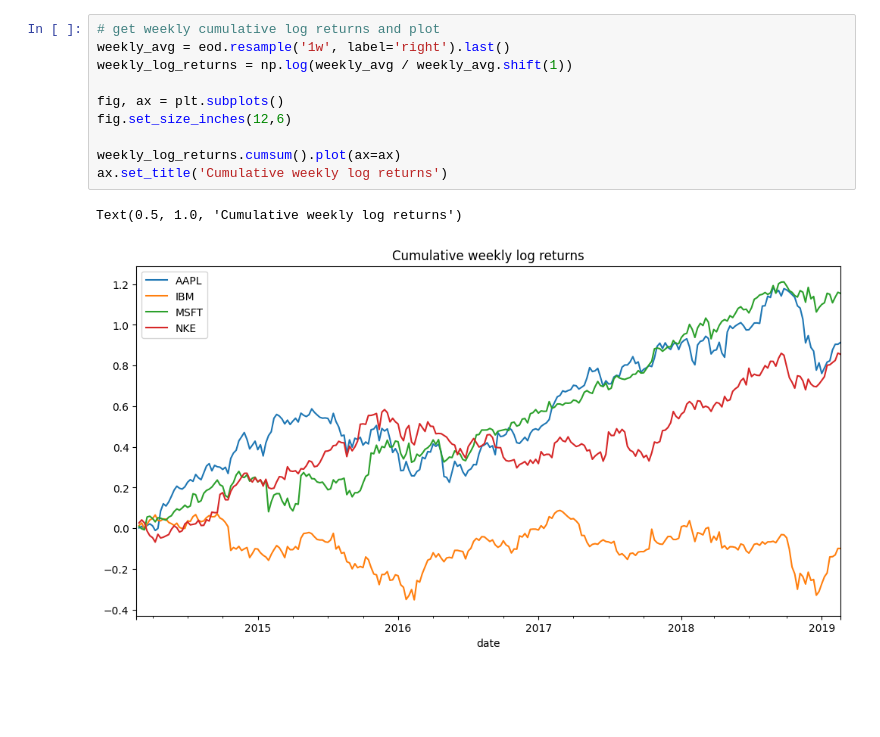
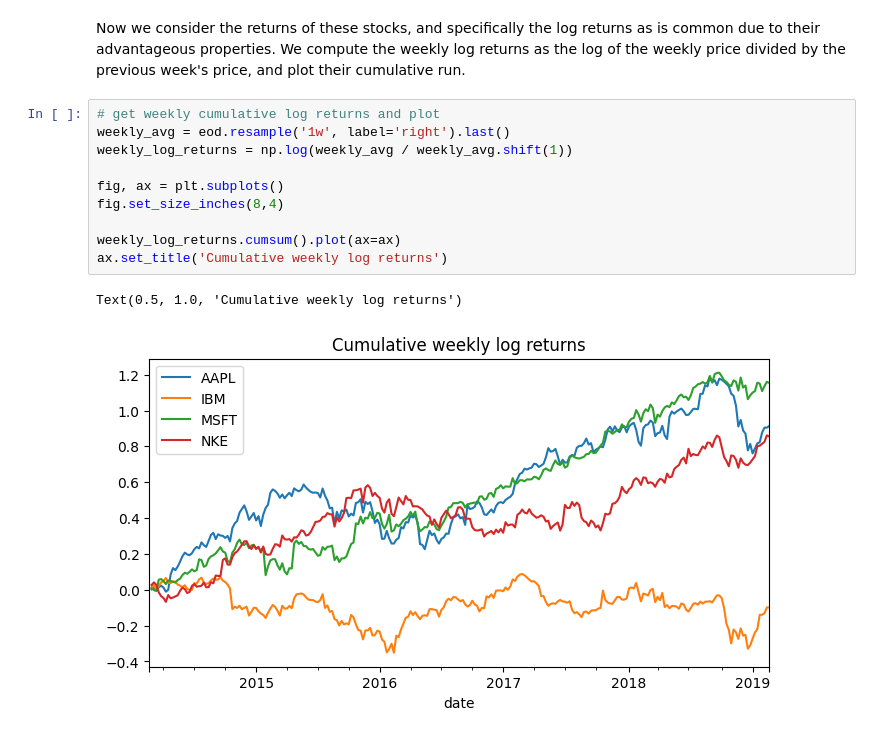
Before and after one commit to JeremyLvl/Quant-Analysis, a Jupyter notebook: 1. exploration.ipynb, the cells around one changed output. Cells and saved outputs as stored; diff of their text form; blank space fills up the shorter version.

```diff
--- a/1. exploration.ipynb
+++ b/1. exploration.ipynb
@@ -39,13 +75,16 @@ plot
+# %% [markdown]
+Now we consider the returns of these stocks, and specifically the log returns as is common due to their advantageous properties.
+We compute the weekly log returns as the log of the weekly price divided by the previous week's price, and plot their cumulative run.
 # %%
 # get weekly cumulative log returns and plot
 weekly_avg = eod.resample('1w', label='right').last()
 weekly_log_returns = np.log(weekly_avg / weekly_avg.shift(1))
 
 fig, ax = plt.subplots()
-fig.set_size_inches(12,6)
+fig.set_size_inches(8,4)
 
 weekly_log_returns.cumsum().plot(ax=ax)
 ax.set_title('Cumulative weekly log returns')
 # %% [output]
 Text(0.5, 1.0, 'Cumulative weekly log returns')
-[figure, old version]
+[figure, new version]
```
Also changed, not shown: parts of 12 cells of this notebook, 34 other files.
